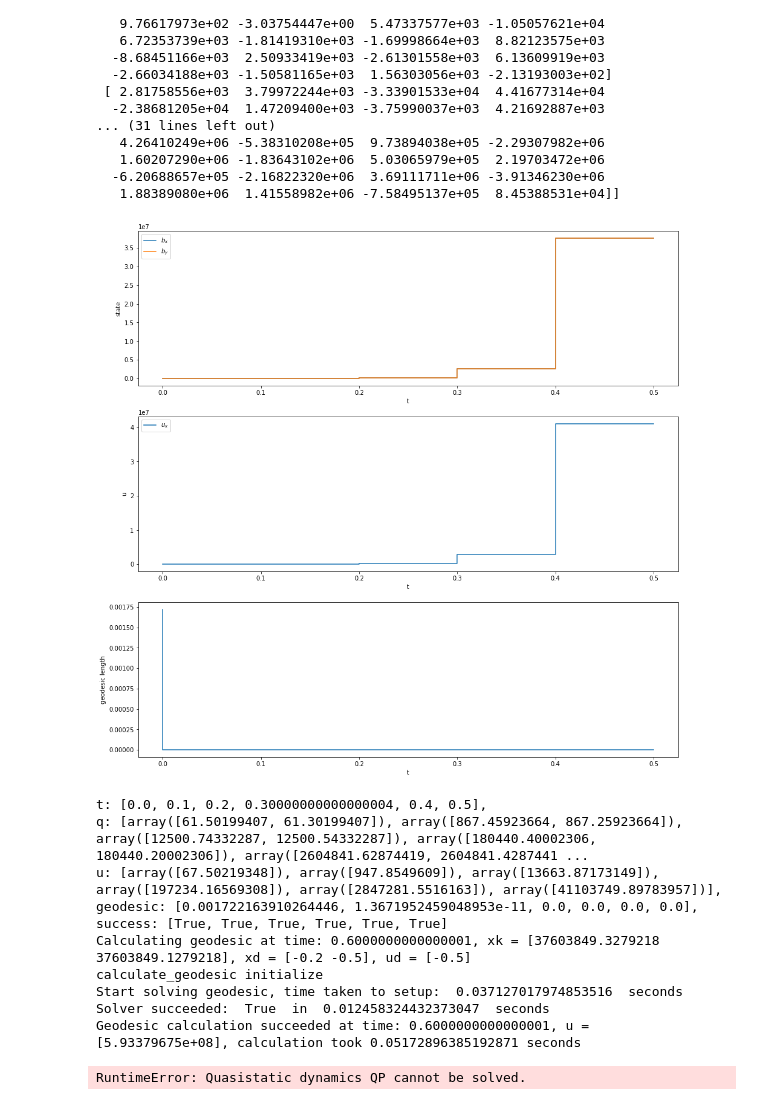
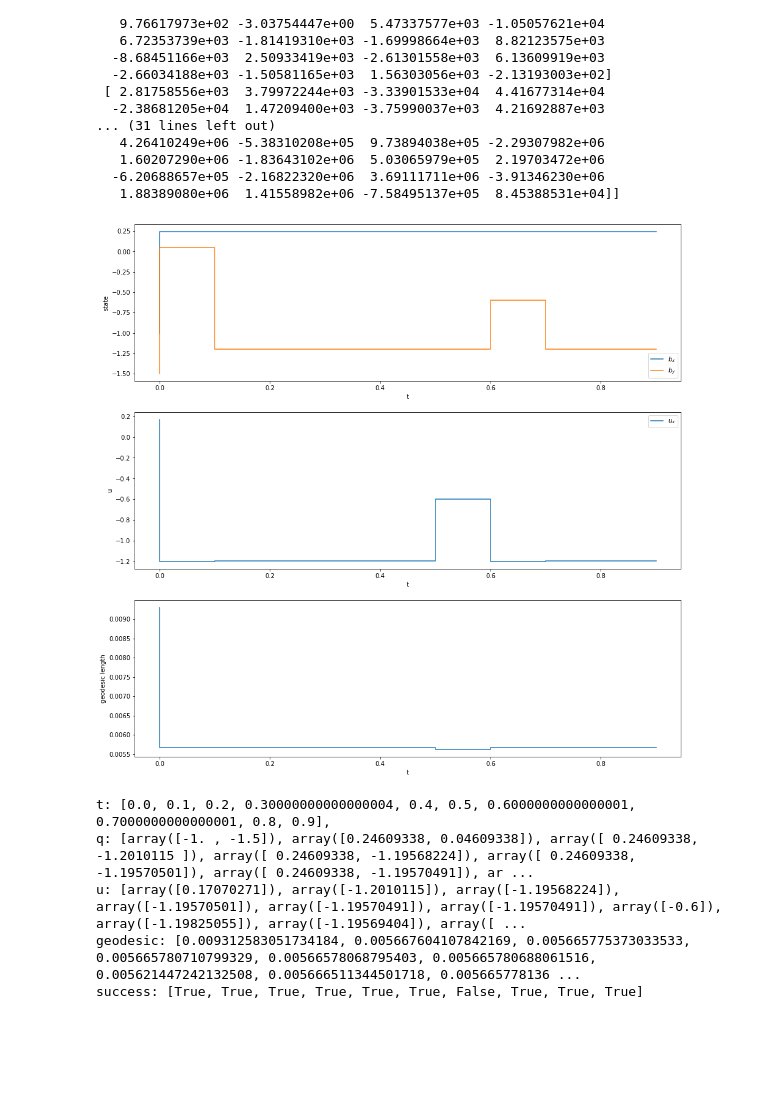
Before and after one commit to shaoyuancc/dccm_quasistatic, a Jupyter notebook: dccm_quasistatic/theory/quasistatic_1d_2spheres.ipynb, the cells around one changed output. Saved outputs shown, nothing was run; the diff lists cells and outputs as text; code cells hidden in the pictures; blank space fills up the shorter version.

Commit message:
fixed 2 sphere example

```diff
--- a/dccm_quasistatic/theory/quasistatic_1d_2spheres.ipynb
+++ b/dccm_quasistatic/theory/quasistatic_1d_2spheres.ipynb
@@ -43,7 +43,7 @@ class DCCMSystem():
         assert (self._wijc is not None) and (self._lijc is not None), "DCCM has not been calculated"
         print(f"Calculating geodesic at time: {t}, xk = {xk}, xd = {xd}, ud = {ud}")
         start_time = time.time()
-        succeeded, xi, delta_xs, delta_s, geodesic = self.calculate_geodesic(xk, xd)
+        succeeded, xi, delta_xs, delta_s, geodesic = self.calculate_geodesic(xd, xk)
         if not succeeded:
             print(f"Geodesic calculation failed at time: {t}, u = {ud}")
             return ud, geodesic, succeeded
@@ -69,7 +69,7 @@ class DCCMSystem():
             # Get M(xi) by inverting W(xi)
             Mi = np.linalg.inv(Wi)
             # Add marginal control input to u
-            u = u - delta_s[i] * Li @ Mi @ delta_xs[i]
+            u = u + delta_s[i] * Li @ Mi @ delta_xs[i]
 
         print(f"Geodesic calculation succeeded at time: {t}, u = {u}, calculation took {time.time() - start_time} seconds")
 
@@ -334,8 +334,8 @@ wijc:
 # %%
 total_duration_s = 1
 
-q = np.array([-0.5, -1.5]) # [box_x, box_y, box_theta, sphere_x, sphere_y]
-q_desired = np.array([-0.2, -0.5]) # [box_x, box_y, box_theta, sphere_x, sphere_y]
+q = np.array([-1, -1.5]) # [box_x, box_y, box_theta, sphere_x, sphere_y]
+q_desired = np.array([-0.3, -0.6]) # [box_x, box_y, box_theta, sphere_x, sphere_y]
 
 q_sim_py.update_mbp_positions_from_vector(q)
 q_sim_py.draw_current_configuration()
@@ -345,12 +345,12 @@ sim_p = copy.deepcopy(q_sim.get_sim_params())
 sim_p.h = 0.1
 sim_p.unactuated_mass_scale = 10
 # exact dynamics
-sim_p.gradient_mode = GradientMode.kNone
-sim_p.forward_mode = ForwardDynamicsMode.kQpMp
+# sim_p.gradient_mode = GradientMode.kNone
+# sim_p.forward_mode = ForwardDynamicsMode.kQpMp
 # Smoothed dynamics
-# sim_p.gradient_mode = GradientMode.kAB
-# sim_p.log_barrier_weight = sample_generator_params.log_barrier_weight
-# sim_p.forward_mode = ForwardDynamicsMode.kLogIcecream
+sim_p.gradient_mode = GradientMode.kAB
+sim_p.log_barrier_weight = sample_generator_params.log_barrier_weight
+sim_p.forward_mode = ForwardDynamicsMode.kLogIcecream
 
 n_steps = int(total_duration_s / sim_p.h)
 t_log = []
@@ -370,45 +370,41 @@ def draw_plot(t, q, u, geodesic):
     axis.set_ylabel('state')
     axis.set_xlabel('t')
 
     axis = axs[1]
     axis.step(t,
             u)
     axis.legend([r'$u_{x}$',r'$u_{y}$'])
     axis.set_ylabel('u')
     axis.set_xlabel('t')
 
     axis = axs[2]
     axis.step(t,
             geodesic)
     axis.set_ylabel('geodesic length')
     axis.set_xlabel('t')
 
     plt.show()
 
 
 for i in range(n_steps):
     t=i*sim_p.h
-    print(f"t: {t_log}, \nq: {q_log}, \nu: {u_log}, \ngeodesic: {geodesic_log}, \nsuccess: {success_log}")
+    t_log.append(t)
+    q_log.append(q)
+
     u, geodesic, success = dccm_system.control_law(q,q_desired,q_desired[-1:], t)
     q = q_sim.calc_dynamics(q, u, sim_p)
     q_sim_py.update_mbp_positions_from_vector(q)
     q_sim_py.draw_current_configuration()
-    t_log.append(t)
-    q_log.append(q)
+
     u_log.append(u)
     geodesic_log.append(geodesic)
     success_log.append(success)
     draw_plot(t_log, q_log, u_log, geodesic_log)
+    print(f"t: {t_log}, \nq: {q_log}, \nu: {u_log}, \ngeodesic: {geodesic_log}, \nsuccess: {success_log}")
 # %% [output]
-[figure, old version]
+[figure, new version]
-t: [0.0, 0.1, 0.2, 0.30000000000000004, 0.4, 0.5],
-q: [array([61.50199407, 61.30199407]), array([867.45923664, 867.25923664]), array([12500.74332287, 12500.54332287]), array([180440.40002306, 180440.20002306]), array([2604841.62874419, 2604841.4287441 ...
-u: [array([67.50219348]), array([947.8549609]), array([13663.87173149]), array([197234.16569308]), array([2847281.5516163]), array([41103749.89783957])],
-geodesic: [0.001722163910264446, 1.3671952459048953e-11, 0.0, 0.0, 0.0, 0.0],
-success: [True, True, True, True, True, True]
-Calculating geodesic at time: 0.6000000000000001, xk = [37603849.3279218 37603849.1279218], xd = [-0.2 -0.5], ud = [-0.5]
-calculate_geodesic initialize
-Start solving geodesic, time taken to setup:  0.037127017974853516  seconds
-Solver succeeded:  True  in  0.012458324432373047  seconds
-Geodesic calculation succeeded at time: 0.6000000000000001, u = [5.93379675e+08], calculation took 0.05172896385192871 seconds
+t: [0.0, 0.1, 0.2, 0.30000000000000004, 0.4, 0.5, 0.6000000000000001, 0.7000000000000001, 0.8, 0.9],
+q: [array([-1. , -1.5]), array([0.24609338, 0.04609338]), array([ 0.24609338, -1.2010115 ]), array([ 0.24609338, -1.19568224]), array([ 0.24609338, -1.19570501]), array([ 0.24609338, -1.19570491]), ar ...
+u: [array([0.17070271]), array([-1.2010115]), array([-1.19568224]), array([-1.19570501]), array([-1.19570491]), array([-1.19570491]), array([-0.6]), array([-1.19825055]), array([-1.19569404]), array([ ...
+geodesic: [0.009312583051734184, 0.005667604107842169, 0.005665775373033533, 0.005665780710799329, 0.00566578068795403, 0.005665780688061516, 0.005621447242132508, 0.005666511344501718, 0.005665778136 ...
+success: [True, True, True, True, True, True, False, True, True, True]
-RuntimeError: Quasistatic dynamics QP cannot be solved.
```
Also changed, not shown: 2 other files.
